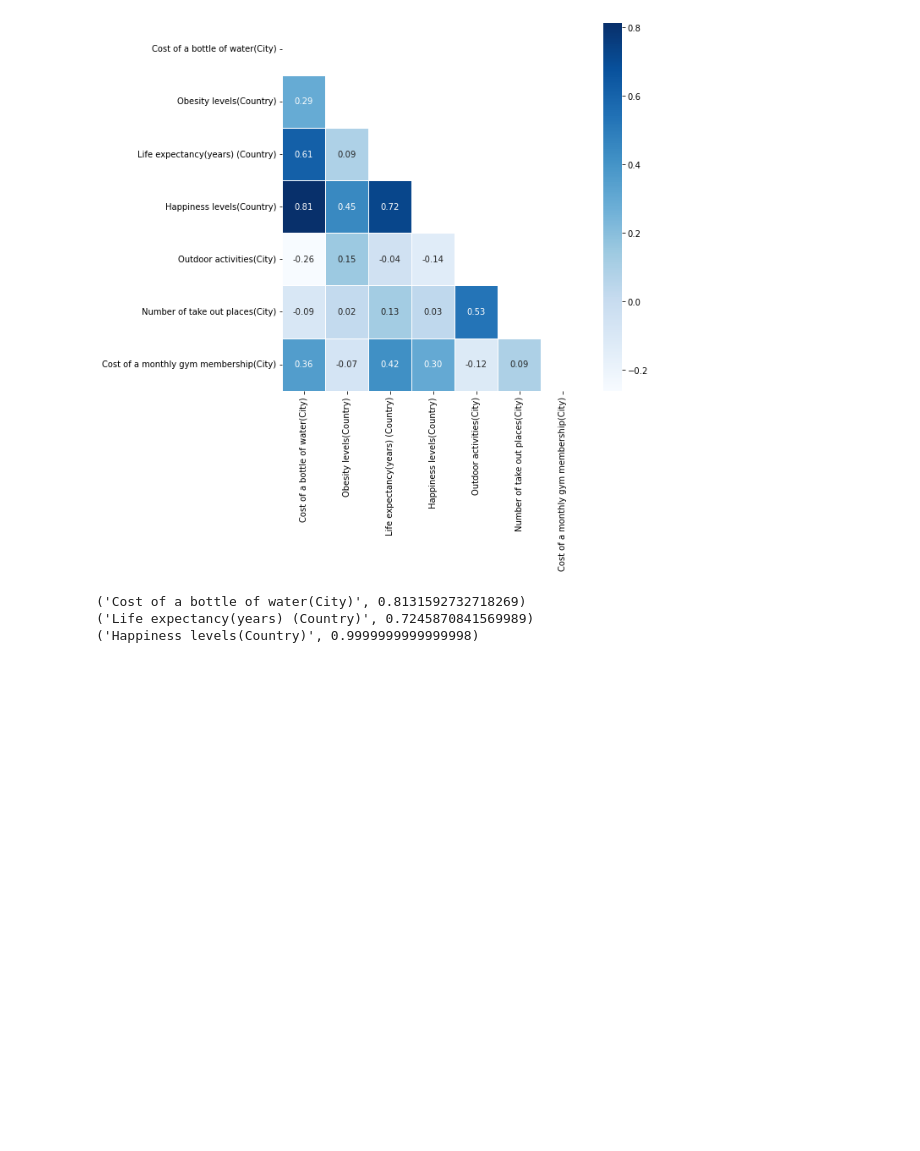
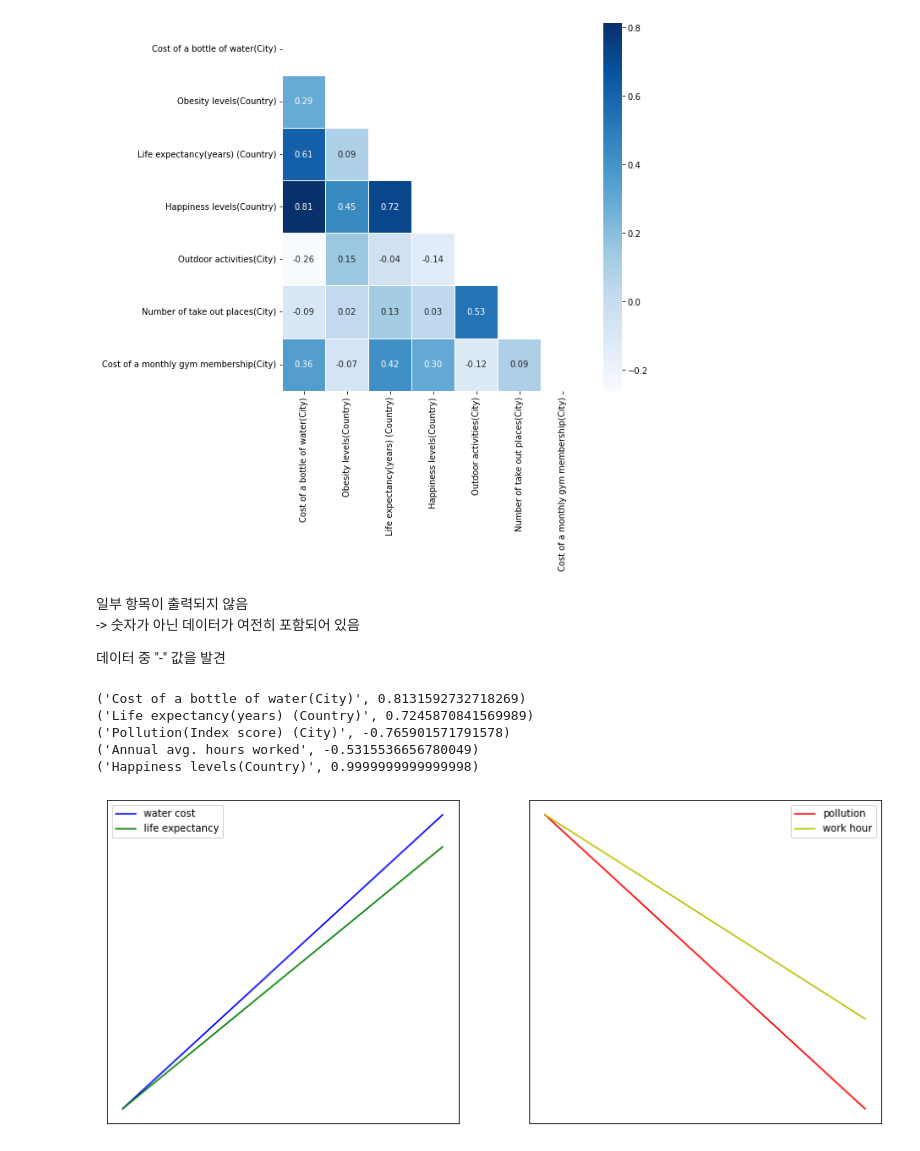
Before and after one commit to denev6/baekjoon, a Jupyter notebook: health-happiness.ipynb, the cells around one changed output. Saved outputs shown, nothing was run; the diff lists cells and outputs as text; code cells hidden in the pictures; blank space fills up the shorter version.

Commit message:
add life-style-data

```diff
--- a/health-happiness.ipynb
+++ b/health-happiness.ipynb
@@ -21,3 +23,0 @@ Name: Cost of a bottle of water(City), dtype: float64
-# %%
-df["Cost of a monthly gym membership(City)"] = df["Cost of a monthly gym membership(City)"].str.replace("£", "").astype(np.float_)
-df["Cost of a monthly gym membership(City)"].head(3)
@@ -29,3 +23,0 @@ Name: Cost of a monthly gym membership(City), dtype: float64
-# %%
-df["Obesity levels(Country)"] = df["Obesity levels(Country)"].str.replace("%", "").astype(np.float_)
-df["Obesity levels(Country)"].head(3)
@@ -47,6 +33,11 @@ mask[np.triu_indices_from(mask)] = True
 heat_map = sns.heatmap(corr, linewidths=0.5, mask=mask, annot=True, fmt=".2f", cmap="Blues", ax=ax)
 # %% [output]
 [figure]
+# %% [markdown]
+일부 항목이 출력되지 않음
+-> 숫자가 아닌 데이터가 여전히 포함되어 있음
+
+데이터 중 "-" 값을 발견
 # %%
 from scipy import stats
 from numpy.core._exceptions import UFuncTypeError
@@ -58,14 +49,48 @@ for col in df.columns[2:]:
     try:
         data = df[col]
         coef, p_value = stats.pearsonr(score, data)
-        if (p_value < 0.05) and (coef > 0.5):
-            corr_data[col] = coef
     except UFuncTypeError as exp:
-        # 기록되지 않은 데이터 '-'가 포함된 항목은 제외
-        pass
+        mask = np.where(df[col].values != "-")[0]
+        filtered_score = score[mask]
+        filtered_col = df[col][mask].astype(np.float_)
+        coef, p_value = stats.pearsonr(filtered_score, filtered_col)
+    if (p_value < 0.05) and (abs(coef) > 0.5):
+        corr_data[col] = coef
 
 print(*corr_data.items(), sep="\n")
 # %% [output]
 ('Cost of a bottle of water(City)', 0.8131592732718269)
 ('Life expectancy(years) (Country)', 0.7245870841569989)
+('Pollution(Index score) (City)', -0.765901571791578)
+('Annual avg. hours worked', -0.5315536656780049)
 ('Happiness levels(Country)', 0.9999999999999998)
+# %%
+values = list(corr_data.values())
+coef_water = values[0]
+coef_life = values[1]
+coef_pollution = values[2]
+coef_work = values[3]
+
+x = np.arange(2)
+
+plt.figure(figsize=(14, 6))
+ax1 = plt.subplot(1, 2, 1)
+ax2 = plt.subplot(1, 2, 2)
+
+ax1.plot(x, x * coef_water, label="water cost", color="b")
+ax1.plot(x, x * coef_life, label="life expectancy", color="g")
+
+ax2.plot(x, x * coef_pollution, label="pollution", color="r")
+ax2.plot(x, x * coef_work, label="work hour", color="y")
+
+ax1.set_xticks([])
+ax1.set_yticks([])
+ax1.legend()
+
+ax2.set_xticks([])
+ax2.set_yticks([])
+ax2.legend()
+
+plt.show()
+# %% [output]
+[figure, added]
```
Also changed, not shown: parts of 4 cells of this notebook, 1 other file.
